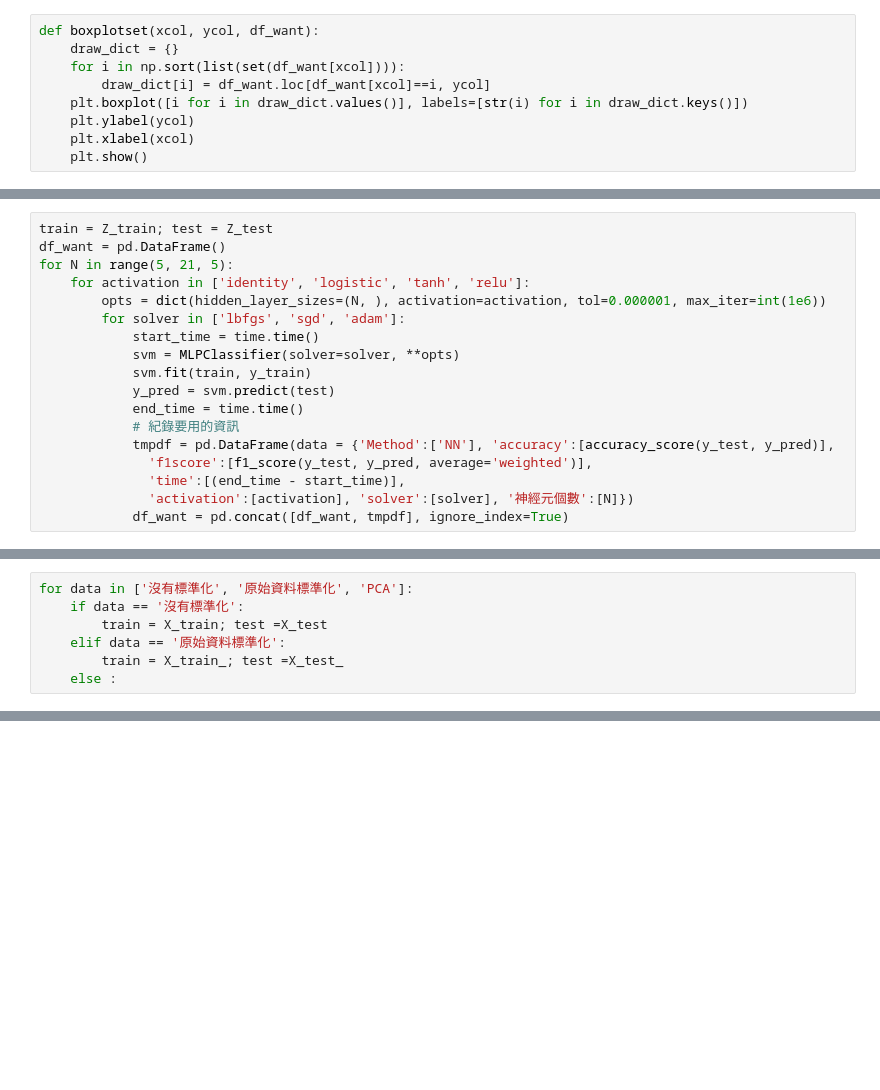
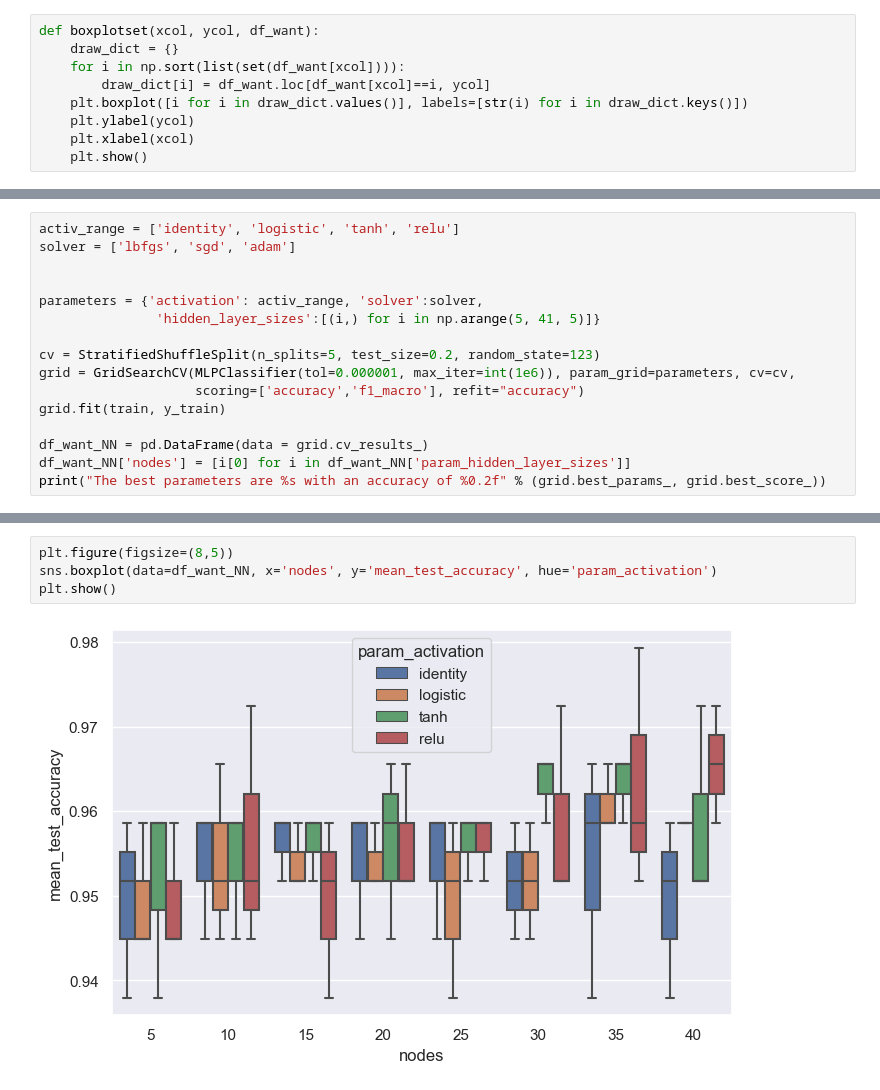
Before and after one commit to amy10202808/1112ShallowMachineLearning, a Jupyter notebook: hw3Classification/hw3_711133117_陳怡升_wine.ipynb, the cells around one changed output, grey strips where cells are left out. Drawn from its saved outputs; the diff is of its cells as text; blank space fills up the shorter version.

```diff
--- a/hw3Classification/hw3_711133117_陳怡升_wine.ipynb
+++ b/hw3Classification/hw3_711133117_陳怡升_wine.ipynb
@@ -359,18 +378,0 @@ f1score 為 : 94.44 %
-# %%
-train = Z_train; test = Z_test
-df_want = pd.DataFrame()
-for N in range(5, 21, 5):
-    for activation in ['identity', 'logistic', 'tanh', 'relu']:
-        opts = dict(hidden_layer_sizes=(N, ), activation=activation, tol=0.000001, max_iter=int(1e6))
-        for solver in ['lbfgs', 'sgd', 'adam']:
-            start_time = time.time()
-            svm = MLPClassifier(solver=solver, **opts)
-            svm.fit(train, y_train)
-            y_pred = svm.predict(test)
-            end_time = time.time()
-            # 紀錄要用的資訊
-            tmpdf = pd.DataFrame(data = {'Method':['NN'], 'accuracy':[accuracy_score(y_test, y_pred)],
-              'f1score':[f1_score(y_test, y_pred, average='weighted')],
-              'time':[(end_time - start_time)],
-              'activation':[activation], 'solver':[solver], '神經元個數':[N]})
-            df_want = pd.concat([df_want, tmpdf], ignore_index=True)
@@ -404,7 +378,0 @@ df_want
-# %%
-for data in ['沒有標準化', '原始資料標準化', 'PCA']:
-    if data == '沒有標準化':
-        train = X_train; test =X_test
-    elif data == '原始資料標準化':
-        train = X_train_; test =X_test_
-    else :
@@ -420,0 +411,16 @@ for data in ['沒有標準化', '原始資料標準化', 'PCA']:
+# %%
+activ_range = ['identity', 'logistic', 'tanh', 'relu']
+solver = ['lbfgs', 'sgd', 'adam']
+
+
+parameters = {'activation': activ_range, 'solver':solver,
+               'hidden_layer_sizes':[(i,) for i in np.arange(5, 41, 5)]}
+
+cv = StratifiedShuffleSplit(n_splits=5, test_size=0.2, random_state=123)
+grid = GridSearchCV(MLPClassifier(tol=0.000001, max_iter=int(1e6)), param_grid=parameters, cv=cv,
+                    scoring=['accuracy','f1_macro'], refit="accuracy")
+grid.fit(train, y_train)
+
+df_want_NN = pd.DataFrame(data = grid.cv_results_)
+df_want_NN['nodes'] = [i[0] for i in df_want_NN['param_hidden_layer_sizes']]
+print("The best parameters are %s with an accuracy of %0.2f" % (grid.best_params_, grid.best_score_))
@@ -420,0 +442,6 @@ for data in ['沒有標準化', '原始資料標準化', 'PCA']:
+# %%
+plt.figure(figsize=(8,5))
+sns.boxplot(data=df_want_NN, x='nodes', y='mean_test_accuracy', hue='param_activation')
+plt.show()
+# %% [output]
+[figure, added]
```
Also changed, not shown: parts of 29 cells of this notebook.
